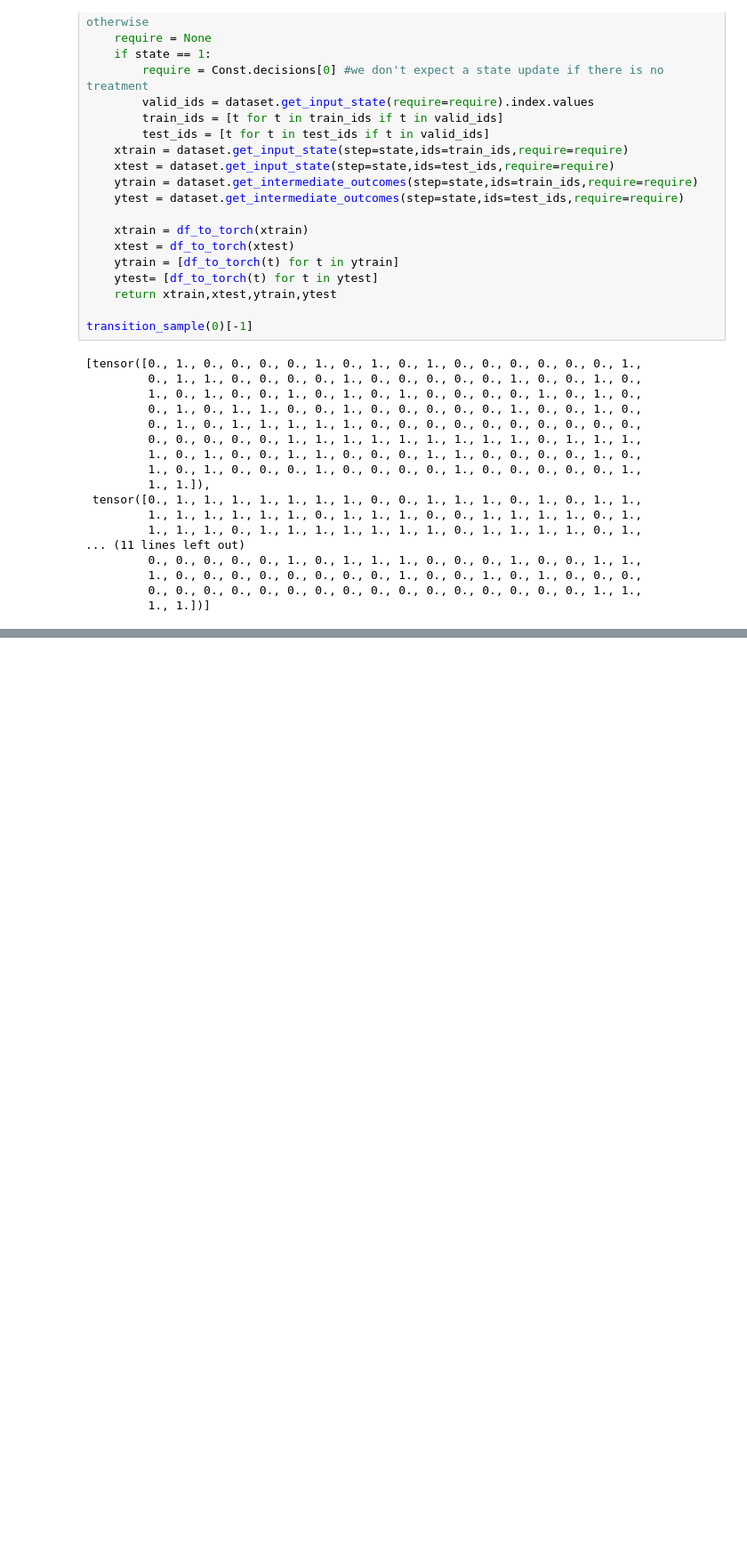
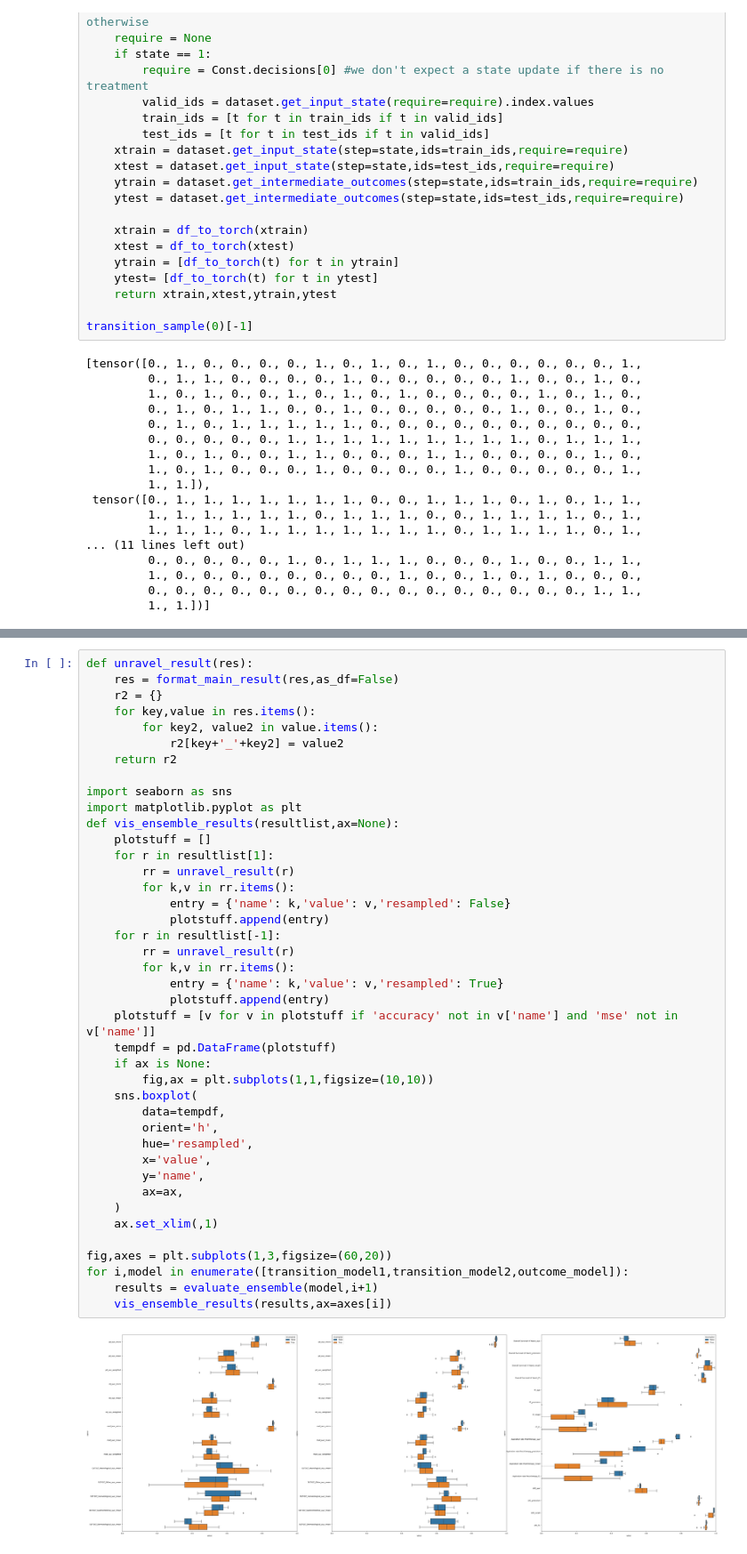
Before and after one commit to uic-evl/DigitalTwinVis, a Jupyter notebook: python/Evaluation.ipynb, the cells around one changed output, grey strips where cells are left out. Shown at 89% size. Drawn from its saved outputs; the diff is of its cells as text; blank space fills up the shorter version.

```diff
--- a/python/Evaluation.ipynb
+++ b/python/Evaluation.ipynb
@@ -181,0 +289,43 @@ evaluate_transition_model(transition_model2,2)
+# %%
+def unravel_result(res):
+    res = format_main_result(res,as_df=False)
+    r2 = {}
+    for key,value in res.items():
+        for key2, value2 in value.items():
+            r2[key+'_'+key2] = value2
+    return r2
+
+import seaborn as sns
+import matplotlib.pyplot as plt
+def vis_ensemble_results(resultlist,ax=None):
+    plotstuff = []
+    for r in resultlist[1]:
+        rr = unravel_result(r)
+        for k,v in rr.items():
+            entry = {'name': k,'value': v,'resampled': False}
+            plotstuff.append(entry)
+    for r in resultlist[-1]:
+        rr = unravel_result(r)
+        for k,v in rr.items():
+            entry = {'name': k,'value': v,'resampled': True}
+            plotstuff.append(entry)
+    plotstuff = [v for v in plotstuff if 'accuracy' not in v['name'] and 'mse' not in v['name']]
+    tempdf = pd.DataFrame(plotstuff)
+    if ax is None:
+        fig,ax = plt.subplots(1,1,figsize=(10,10))
+    sns.boxplot(
+        data=tempdf,
+        orient='h',
+        hue='resampled',
+        x='value',
+        y='name',
+        ax=ax,
+    )
+    ax.set_xlim(,1)
+
+fig,axes = plt.subplots(1,3,figsize=(60,20))
+for i,model in enumerate([transition_model1,transition_model2,outcome_model]):
+    results = evaluate_ensemble(model,i+1)
+    vis_ensemble_results(results,ax=axes[i])
+# %% [output]
+[figure, added]
```
Also changed, not shown: parts of 4 cells of this notebook, 5 other files.
